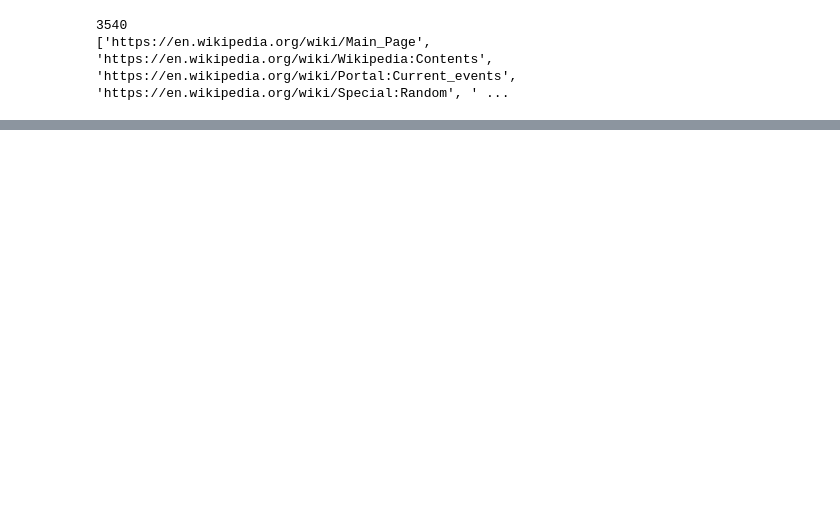
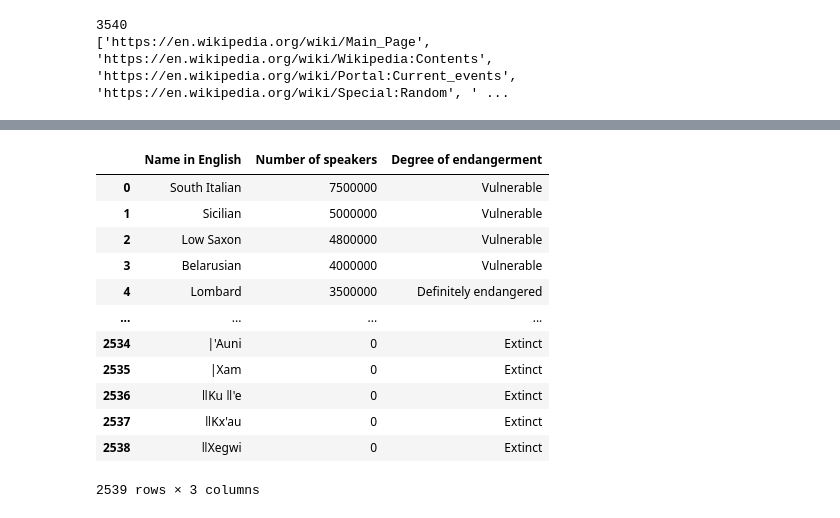
Before and after one commit to gcwarren/LanguageStatusVisualizationProject, a Jupyter notebook: scraper.ipynb, the cells around one changed output, grey strips where cells are left out. Saved outputs shown, nothing was run; the diff lists cells and outputs as text; code cells hidden in the pictures; blank space fills up the shorter version.

```diff
--- a/scraper.ipynb
+++ b/scraper.ipynb
@@ -170,0 +221,16 @@ languages[:20]
+# %%
+unesco_languages
+# %% [output]
+|  | Name in English | Number of speakers | Degree of endangerment |
+| 0 | South Italian | 7500000 | Vulnerable |
+| 1 | Sicilian | 5000000 | Vulnerable |
+| 2 | Low Saxon | 4800000 | Vulnerable |
+| 3 | Belarusian | 4000000 | Vulnerable |
+| 4 | Lombard | 3500000 | Definitely endangered |
+| ... | ... | ... | ... |
+| 2534 | |'Auni | 0 | Extinct |
+| 2535 | |Xam | 0 | Extinct |
+| 2536 | ǁKu ǁ'e | 0 | Extinct |
+| 2537 | ǁKx'au | 0 | Extinct |
+| 2538 | ǁXegwi | 0 | Extinct |
+2539 rows × 3 columns
```
Also changed, not shown: parts of 11 cells of this notebook.
